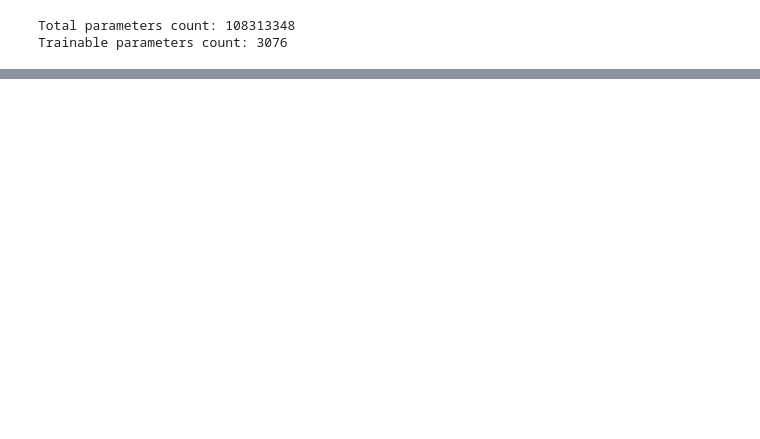
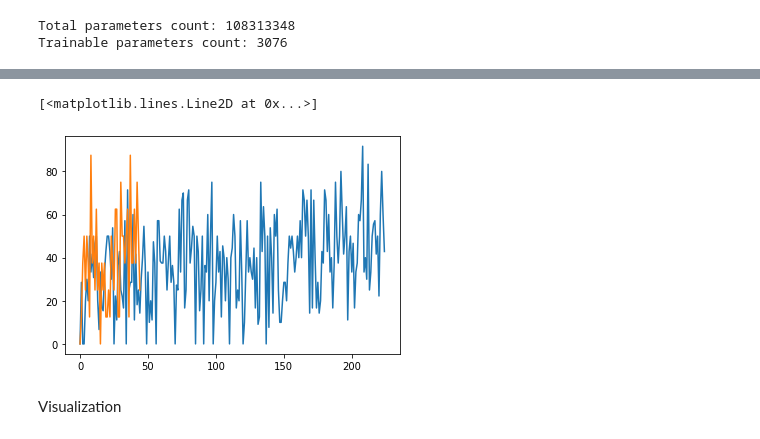
Before and after one commit to harshitadd/DP-Carbon-Footprint, a Jupyter notebook: BERTNewsClassificationDP.ipynb, the cells around one changed output, grey strips where cells are left out. Cells and saved outputs as stored; diff of their text form; code cells hidden in the pictures; blank space fills up the shorter version.

```diff
--- a/BERTNewsClassificationDP.ipynb
+++ b/BERTNewsClassificationDP.ipynb
@@ -194,9 +188,9 @@ model = model.train()
 # Define optimizer
 optimizer = torch.optim.AdamW(model.parameters(), lr=5e-4, eps=1e-8)
 # %%
-EPOCHS = 20
+EPOCHS = 26
 LOGGING_INTERVAL = 1000 # once every how many steps we run evaluation cycle and report metrics
-EPSILON = 0.5
+# EPSILON = float('inf')
 # ( Will check with Eps = 0.5, 2, 5, 15 )
 
 DELTA = 1 / len(train_dataloader) # Parameter for privacy accounting. Probability of not achieving privacy guarantees
@@ -208,7 +202,7 @@ def count_parameters(model):
     print(sum(p.numel() for p in model.parameters() if p.requires_grad))
 
 # define evaluation cycle
-def evaluate(model):
+def evaluate(model, test_acc):
     model.eval()
 
     loss_arr = []
@@ -229,6 +223,7 @@ def evaluate(model):
             labels = inputs['labels'].detach().cpu().numpy()
 
             loss_arr.append(loss.item())
+            test_acc.append(accuracy(preds, labels))
             accuracy_arr.append(accuracy(preds, labels))
 
     model.train()
@@ -315,0 +338,9 @@ Epoch: 20 | Step: 1000 | Train loss: 24.430 | Eval loss: 14.808 | Eval accuracy:
+# %%
+train = [train_acc[x]*100 for x in range(len(train_acc)) if x%50==0]
+test = [test_acc[x]*100 for x in range(len(test_acc)) if x%50==0]
+# %%
+plt.plot(train)
+plt.plot(test)
+# %% [output]
+[<matplotlib.lines.Line2D at 0x...>]
+[figure, added]
@@ -315,0 +354,2 @@ Epoch: 20 | Step: 1000 | Train loss: 24.430 | Eval loss: 14.808 | Eval accuracy:
+# %% [markdown]
+Visualization
```
Also changed, not shown: parts of 18 cells of this notebook.
